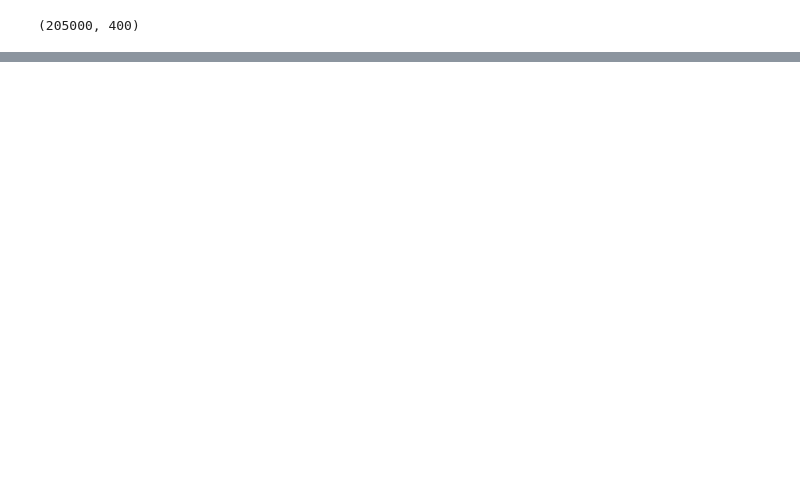
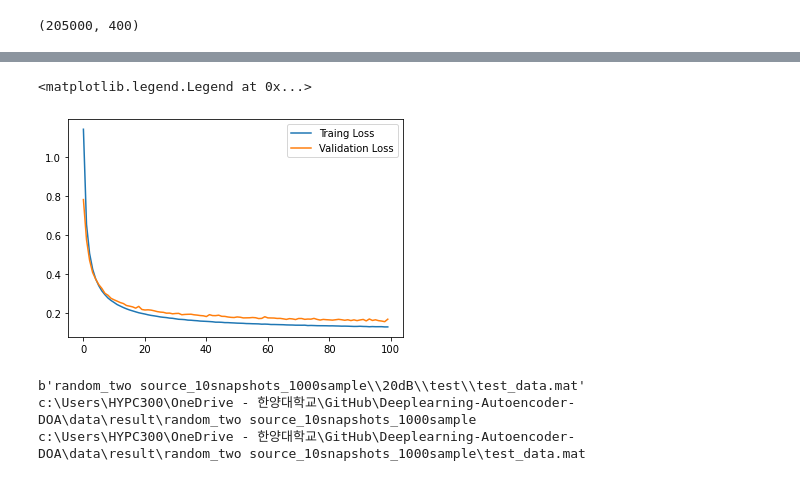
Before and after one commit to button23/Deeplearning-Autoencoder-DOA, a Jupyter notebook: [2]Tensorflow/[1]DAE_DOA_implementation/one_for_all_SNR.ipynb, the cells around one changed output, grey strips where cells are left out. Drawn from its saved outputs; the diff is of its cells as text; code cells hidden in the pictures; blank space fills up the shorter version.

```diff
--- a/[2]Tensorflow/[1]DAE_DOA_implementation/one_for_all_SNR.ipynb
+++ b/[2]Tensorflow/[1]DAE_DOA_implementation/one_for_all_SNR.ipynb
@@ -18,4 +18,15 @@ conv_layers = [1, 2, 3, 4]
 num_filters = [32, 64, 128, 256]
 kernel_sizes = [2000, 2250, 2500, 2750, 3000]
 # %%
-basePath = 'two_sources_100snapshots_1000sample'
+basePath = 'random_two source_10snapshots_1000sample'
+
+# rootPath = os.getcwd()
+# Windoes path
+filePath = 'c:\\Users\\HYPC300\\OneDrive - 한양대학교\\GitHub\\Deeplearning-Autoencoder-DOA\\data';
+#  MAC path:
+# filePath = '/Users/button/Deeplearning-Autoencoder-DOA/data'
+savePath = filePath + '\\result' +'\\' + basePath
+
+if not os.path.isdir(savePath):
+    os.makedirs(savePath)
+print(savePath)
@@ -68,14 +85,3 @@ data_origin = data_origin[index]
-# %%
-# rootPath = os.getcwd()
-# Windoes path
-filePath = 'c:\\Users\\HYPC300\\OneDrive - 한양대학교\\GitHub\\Deeplearning-Autoencoder-DOA\\data';
-#  MAC path:
-# filePath = '/Users/button/Deeplearning-Autoencoder-DOA/data'
-savePath = filePath + '\\result'
-
-if not os.path.isdir(savePath):
-    os.makedirs(savePath)
-print(savePath)
 # %%
 # Model configuration
 nSample = x_train.shape[0]
@@ -125,7 +133,7 @@ print(file_path)
 
 # callbacks_list
 callbacks_list = [
-    EarlyStopping(monitor="val_loss", mode="min", verbose=0, patience=30),
+    EarlyStopping(monitor="val_loss", mode="min", verbose=0, patience=20),
     ModelCheckpoint(
         filepath=file_path,
         monitor="val_loss",
@@ -171,12 +200,15 @@ autoencoder.decoder.summary()
 # %%
-# plt.plot(history.history["loss"], label="Traing Loss")
-# plt.plot(history.history["val_loss"], label="Validation Loss")
-# plt.legend()
+plt.plot(history.history["loss"], label="Traing Loss")
+plt.plot(history.history["val_loss"], label="Validation Loss")
+plt.legend()
 # plt.savefig('10.png')
 # plt.savefig('SNR_-30_training_loss.png')
+# %% [output]
+<matplotlib.legend.Legend at 0x...>
+[figure, added]
 # %%
 # Input test noisy dataset for all snr and stack them together
-dataset = tf.data.Dataset.list_files(basePath + '*/test/test_data.*', shuffle=False)
+dataset = tf.data.Dataset.list_files(basePath + '/20dB/test/test_data.*', shuffle=False)
 for i in dataset.as_numpy_iterator():
     print(i)
 data_set = []
@@ -188,10 +220,14 @@ len(data_set)
 data_test = data_set[0]
 for i in data_set:
     data_test = np.vstack((data_test,i)) # stack all the datasets vertically
-data_test = data_test[5000:] # the first dataset is included in twice
+data_test = data_test[1000:] # the first dataset is included in twice
 data_test.shape
 # export data for MATLAB processing
 print(savePath)
 savePath_ = savePath + '\\test_data.mat'
 print(savePath_)
 savemat(savePath_, {'test_data':data_test})
+# %% [output]
+b'random_two source_10snapshots_1000sample\\20dB\\test\\test_data.mat'
+c:\Users\HYPC300\OneDrive - 한양대학교\GitHub\Deeplearning-Autoencoder-DOA\data\result\random_two source_10snapshots_1000sample
+c:\Users\HYPC300\OneDrive - 한양대학교\GitHub\Deeplearning-Autoencoder-DOA\data\result\random_two source_10snapshots_1000sample\test_data.mat
```
Also changed, not shown: parts of 9 cells of this notebook, 2 other files.
